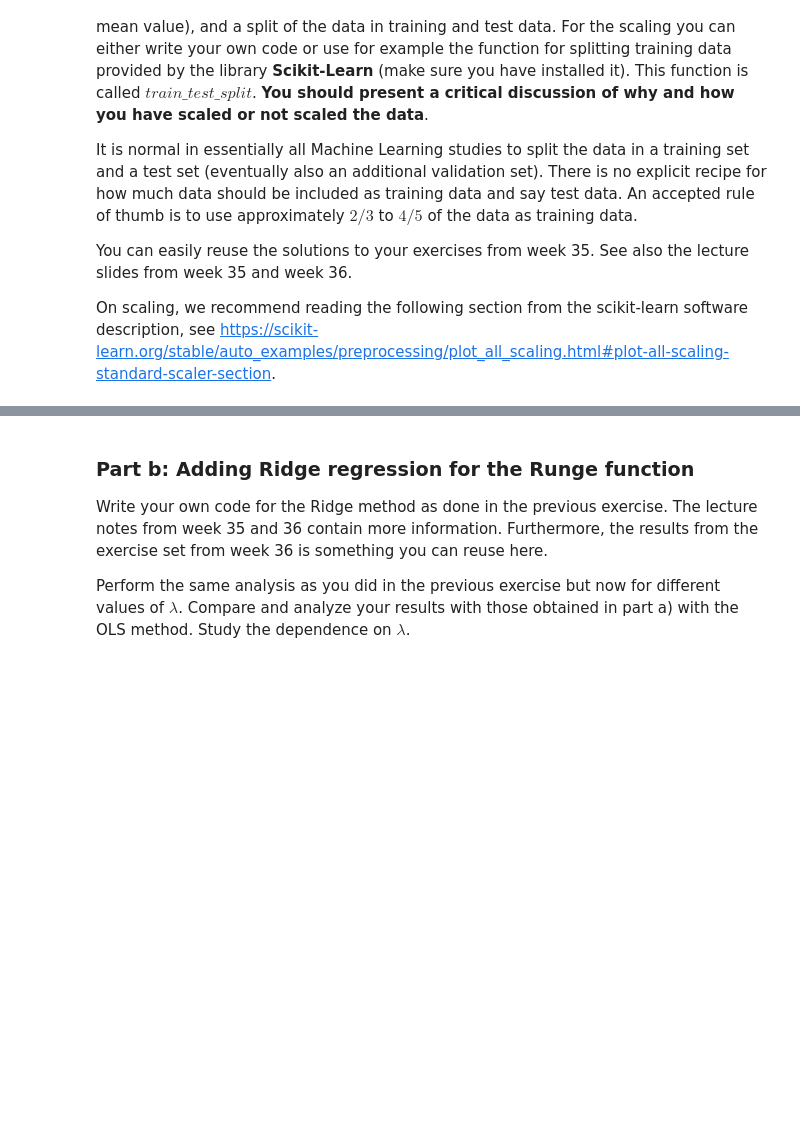
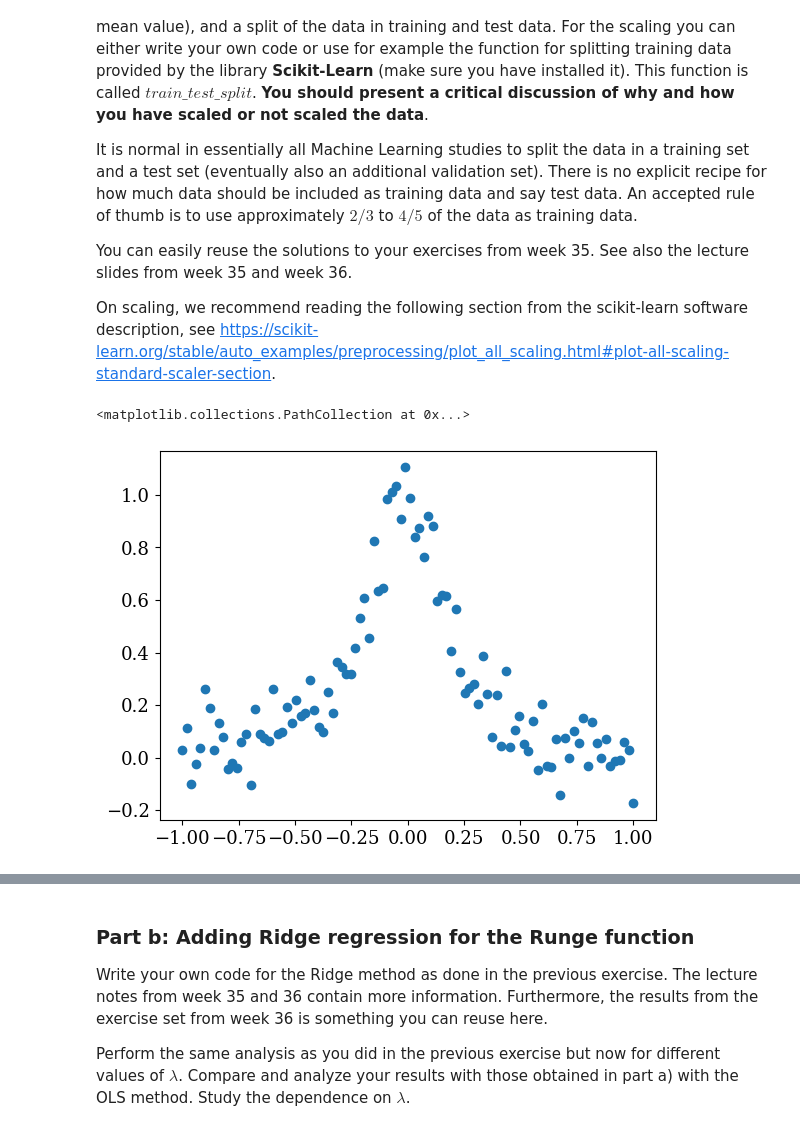
Before and after one commit to Waerstad/4155-Project-1, a Jupyter notebook: Code/project1_main.ipynb, the cells around one changed output, grey strips where cells are left out. Cells and saved outputs as stored; diff of their text form; code cells hidden in the pictures; blank space fills up the shorter version.

```diff
--- a/Code/project1_main.ipynb
+++ b/Code/project1_main.ipynb
@@ -165,11 +165,14 @@ On scaling, we recommend reading the following section from the scikit-learn sof
 # %%
 # Setting up dataset
 np.random.seed(2025)
 n = 100
 x = np.linspace(-1, 1, n)
-y = Runge_func(x) + np.random.normal(0, 1, size=n)
+y = Runge_func(x) + np.random.normal(0, 0.1, size=n)
 
-#plt.scatter(x,y)
+plt.scatter(x,y)
+# %% [output]
+<matplotlib.collections.PathCollection at 0x...>
+[figure, added]
 # %%
 # Functions used
 
```
Also changed, not shown: parts of 9 cells of this notebook.
